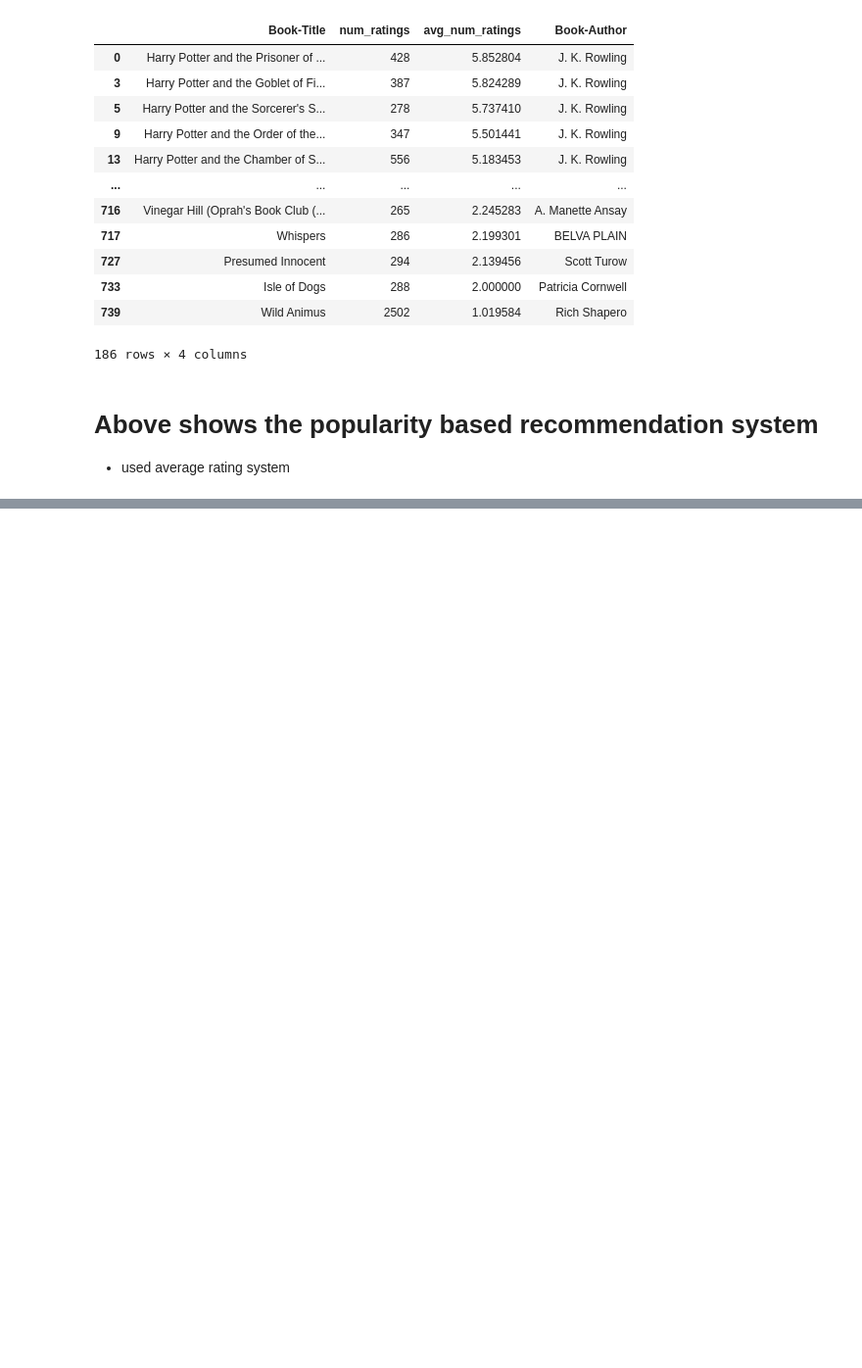
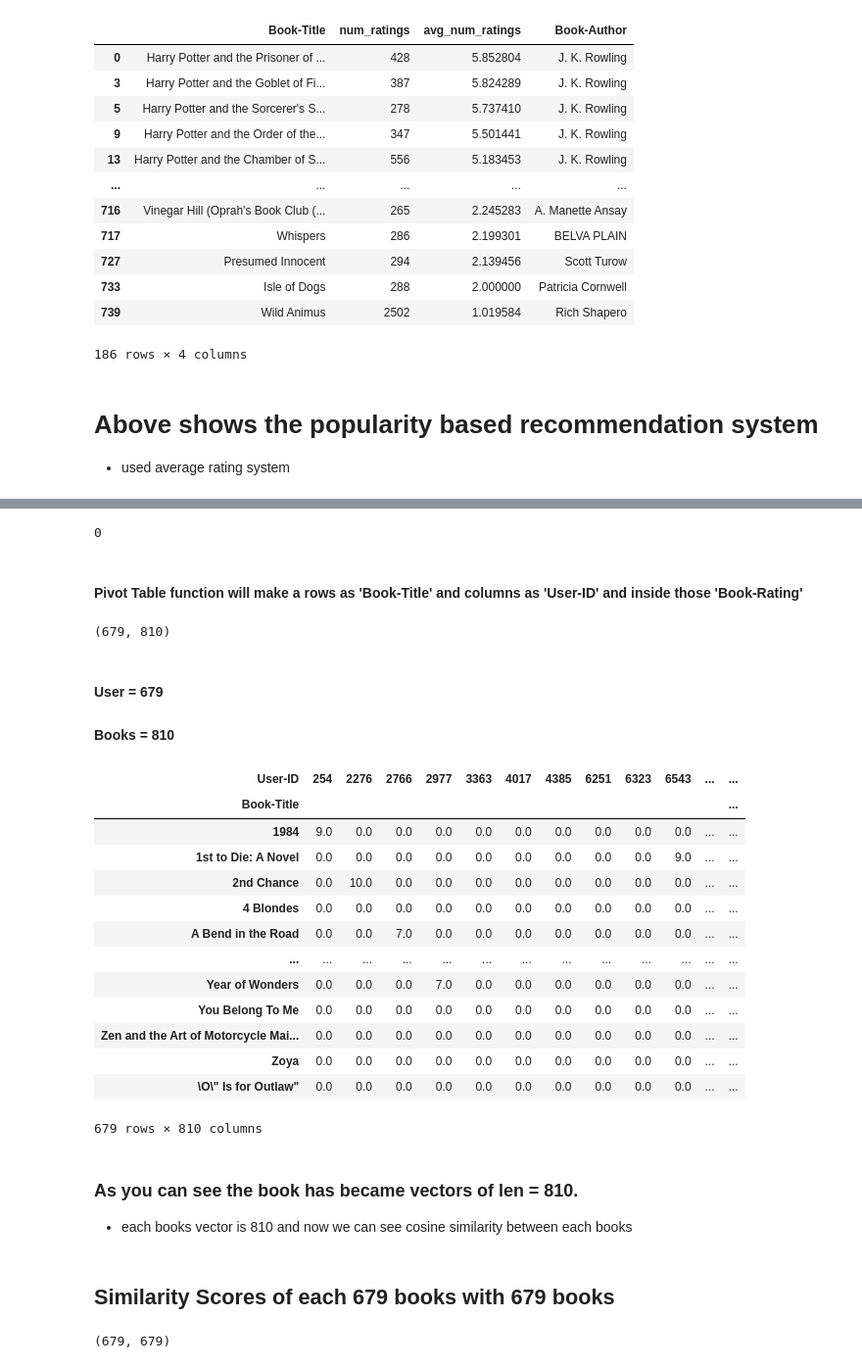
Before and after one commit to Jyotsan-Hamal/Book-Recommendation-System, a Jupyter notebook: Recommender.ipynb, the cells around one changed output, grey strips where cells are left out. Shown at 98% size. Saved outputs shown, nothing was run; the diff lists cells and outputs as text; code cells hidden in the pictures; blank space fills up the shorter version.

Commit message:
time for deployment ig

```diff
--- a/Recommender.ipynb
+++ b/Recommender.ipynb
@@ -184,0 +212,3 @@ popular_book_df.merge(books,on="Book-Title").drop_duplicates("Book-Title")[['Boo
+# %%
+y = users_voted_more_than_200_times.groupby("Book-Title").count()['Book-Rating']>50
+index_of_books_which_has_been_rated_more_than_50_times = y[y].index
@@ -184,0 +229,2 @@ popular_book_df.merge(books,on="Book-Title").drop_duplicates("Book-Title")[['Boo
+# %%
+final_df = users_voted_more_than_200_times[users_voted_more_than_200_times['Book-Title'].isin(index_of_books_which_has_been_rated_more_than_50_times)]
@@ -184,0 +238,37 @@ popular_book_df.merge(books,on="Book-Title").drop_duplicates("Book-Title")[['Boo
+# %%
+final_df.duplicated().sum()
+# %% [output]
+0
+# %% [markdown]
+#### Pivot Table function will make a rows as 'Book-Title' and columns as 'User-ID' and inside those 'Book-Rating'
+# %%
+pivot_table = final_df.pivot_table(index='Book-Title',columns='User-ID',values='Book-Rating')
+# %%
+pivot_table.shape
+# %% [output]
+(679, 810)
+# %% [markdown]
+#### User = 679
+#### Books = 810
+# %%
+pivot_table.fillna(0,inplace=True)
+# %%
+pivot_table
+# %% [output]
+| User-ID | 254 | 2276 | 2766 | 2977 | 3363 | 4017 | 4385 | 6251 | 6323 | 6543 | ... | ... |
+| Book-Title |  |  |  |  |  |  |  |  |  |  |  | ... |
+| 1984 | 9.0 | 0.0 | 0.0 | 0.0 | 0.0 | 0.0 | 0.0 | 0.0 | 0.0 | 0.0 | ... | ... |
+| 1st to Die: A Novel | 0.0 | 0.0 | 0.0 | 0.0 | 0.0 | 0.0 | 0.0 | 0.0 | 0.0 | 9.0 | ... | ... |
+| 2nd Chance | 0.0 | 10.0 | 0.0 | 0.0 | 0.0 | 0.0 | 0.0 | 0.0 | 0.0 | 0.0 | ... | ... |
+| 4 Blondes | 0.0 | 0.0 | 0.0 | 0.0 | 0.0 | 0.0 | 0.0 | 0.0 | 0.0 | 0.0 | ... | ... |
+| A Bend in the Road | 0.0 | 0.0 | 7.0 | 0.0 | 0.0 | 0.0 | 0.0 | 0.0 | 0.0 | 0.0 | ... | ... |
+| ... | ... | ... | ... | ... | ... | ... | ... | ... | ... | ... | ... | ... |
+| Year of Wonders | 0.0 | 0.0 | 0.0 | 7.0 | 0.0 | 0.0 | 0.0 | 0.0 | 0.0 | 0.0 | ... | ... |
+| You Belong To Me | 0.0 | 0.0 | 0.0 | 0.0 | 0.0 | 0.0 | 0.0 | 0.0 | 0.0 | 0.0 | ... | ... |
+| Zen and the Art of Motorcycle Mai... | 0.0 | 0.0 | 0.0 | 0.0 | 0.0 | 0.0 | 0.0 | 0.0 | 0.0 | 0.0 | ... | ... |
+| Zoya | 0.0 | 0.0 | 0.0 | 0.0 | 0.0 | 0.0 | 0.0 | 0.0 | 0.0 | 0.0 | ... | ... |
+| \O\" Is for Outlaw" | 0.0 | 0.0 | 0.0 | 0.0 | 0.0 | 0.0 | 0.0 | 0.0 | 0.0 | 0.0 | ... | ... |
+679 rows × 810 columns
+# %% [markdown]
+### As you can see the book has became vectors of len = 810.
+- each books vector is 810 and now we can see cosine similarity between each books
@@ -184,0 +277,2 @@ popular_book_df.merge(books,on="Book-Title").drop_duplicates("Book-Title")[['Boo
+# %% [markdown]
+## Similarity Scores of each 679 books with 679 books
@@ -184,0 +281,4 @@ popular_book_df.merge(books,on="Book-Title").drop_duplicates("Book-Title")[['Boo
+# %%
+similarity.shape
+# %% [output]
+(679, 679)
```
Also changed, not shown: parts of 14 cells of this notebook, 3 other files.
